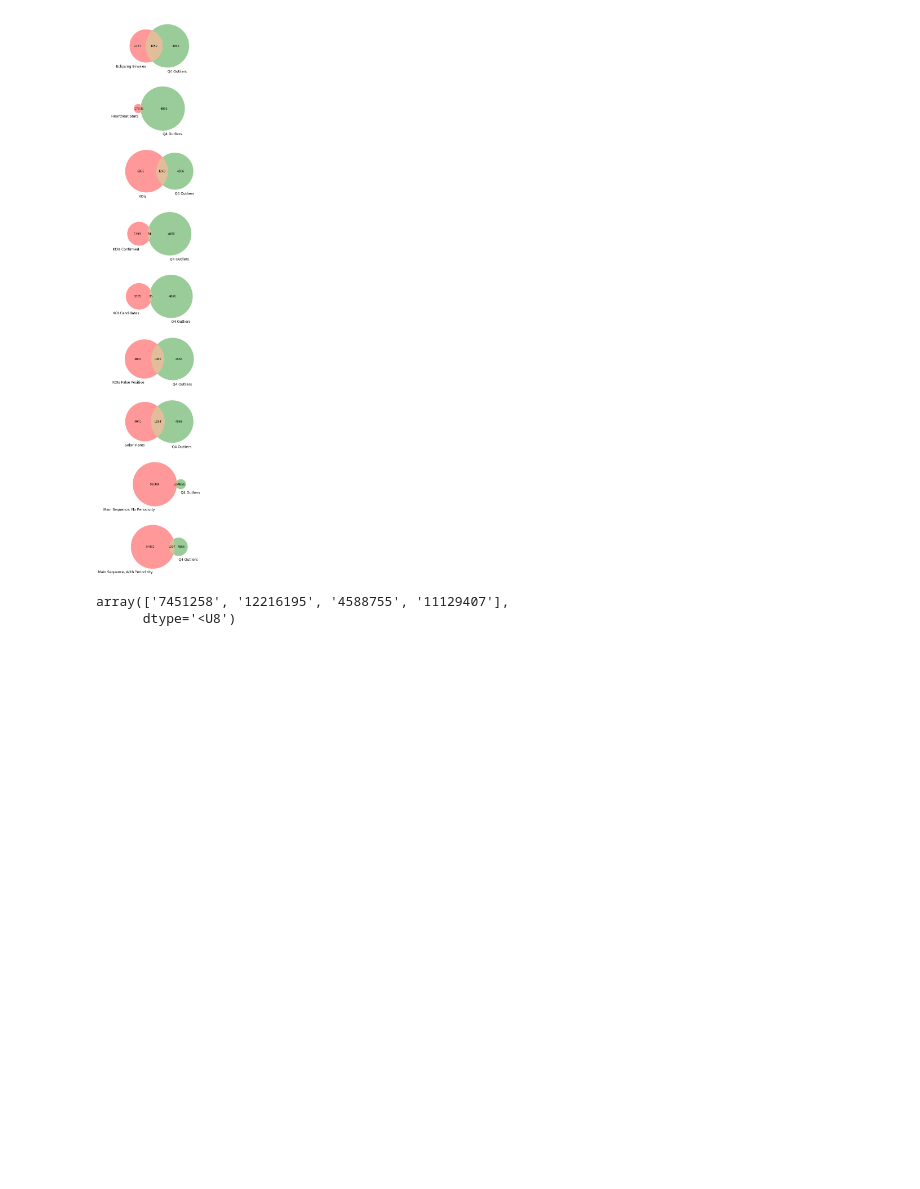
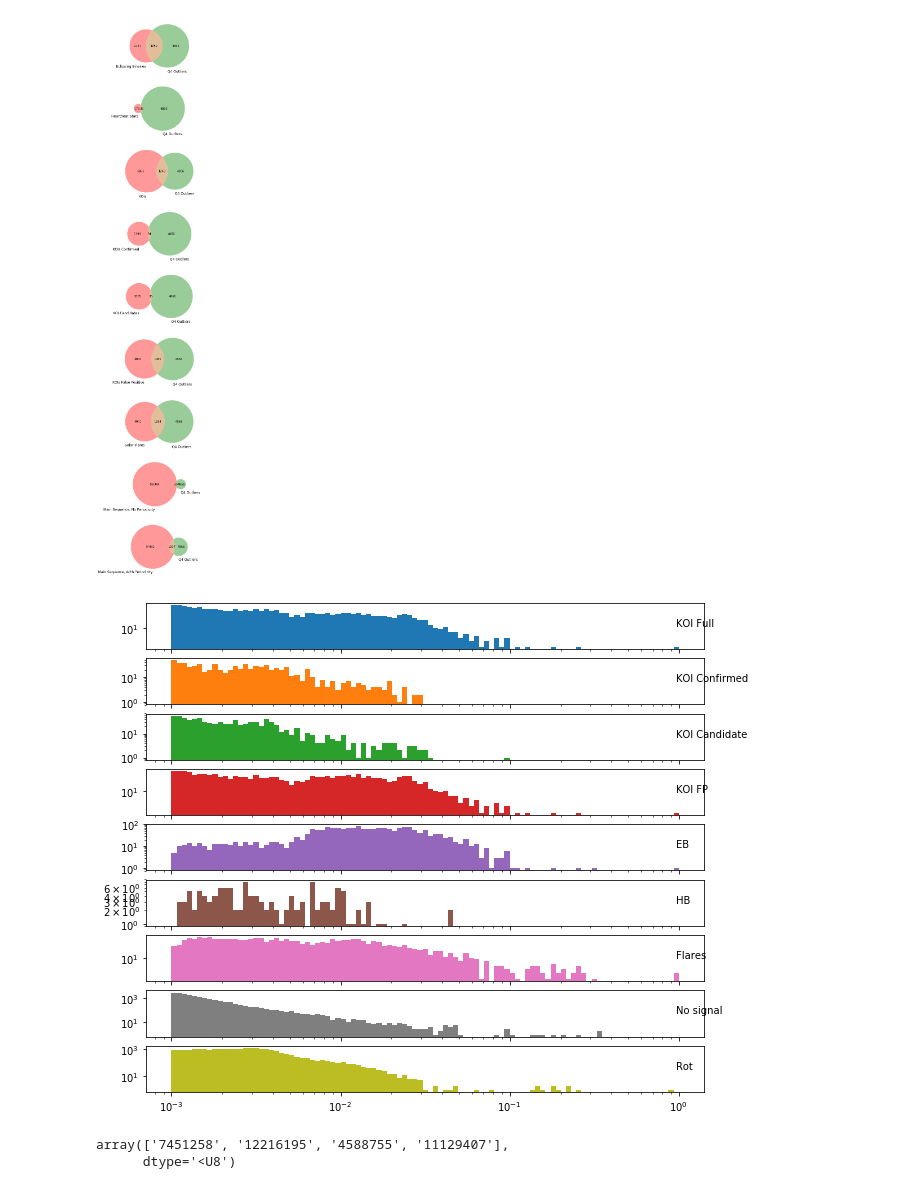
Before and after one commit to d-giles/lcfeatures, a Jupyter notebook: Catalog_Comparisons.ipynb, the cells around one changed output. Cells and saved outputs as stored; diff of their text form; code cells hidden in the pictures; blank space fills up the shorter version.

```diff
--- a/Catalog_Comparisons.ipynb
+++ b/Catalog_Comparisons.ipynb
@@ -160,14 +108,3 @@ ebs = catalog_sample('list_EBs.csv',Q4p.data)
 # %% [output]
 The 2187 objects in the catalog comprise 1.46% of the 149789 objects in the quarter.
 1673 (76.50%) of the catalog objects are outliers, comprising (34.38%) of the 4866 total outliers in this quarter.
-# %%
-df = ebs
-kic_list = []
-for i in df.index:
-    kic_list.append(i[4:13])
-sampler = make_sampler(kic_list)
-ebs_scores = sampler(base_qs['Q4'].data).dist_score
-
-bins = np.logspace(-3,0,100)
-plt.hist(ebs_scores,bins=bins,log=True)
-plt.xscale('log')
@@ -517,3 +451,79 @@ for i in range(len(summary_df.index)):
+# %%
+bins = np.logspace(-3,0,100)
+plt.figure(figsize=(10,9))
+i=0
+ax = plt.subplot(9,1,i+1)
+c= "C{}".format(i%10)
+cl = 'KOI Full'
+ax.hist(color=c,x=kois_full_scores,bins=bins,log=True)
+ax.text(.95,0.5,"%s"%cl,transform=ax.transAxes)
+ax.set_xscale('log')
+
+i+=1
+ax = plt.subplot(9,1,i+1)
+c= "C{}".format(i%10)
+cl = 'KOI Confirmed'
+ax.hist(color=c,x=kois_confirmed_scores,bins=bins,log=True)
+ax.text(.95,0.5,"%s"%cl,transform=ax.transAxes)
+ax.set_xscale('log')
+
+i+=1
+ax = plt.subplot(9,1,i+1)
+c= "C{}".format(i%10)
+cl = 'KOI Candidate'
+ax.hist(color=c,x=kois_candidate_scores,bins=bins,log=True)
+ax.text(.95,0.5,"%s"%cl,transform=ax.transAxes)
+ax.set_xscale('log')
+
+i+=1
+ax = plt.subplot(9,1,i+1)
+c= "C{}".format(i%10)
+cl = 'KOI FP'
+ax.hist(color=c,x=kois_fp_scores,bins=bins,log=True)
+ax.text(.95,0.5,"%s"%cl,transform=ax.transAxes)
+ax.set_xscale('log')
+
+i+=1
+ax = plt.subplot(9,1,i+1)
+c= "C{}".format(i%10)
+cl = 'EB'
+ax.hist(color=c,x=ebs_scores,bins=bins,log=True)
+ax.text(.95,0.5,"%s"%cl,transform=ax.transAxes)
+ax.set_xscale('log')
+
+i+=1
+ax = plt.subplot(9,1,i+1)
+c= "C{}".format(i%10)
+cl = 'HB'
+ax.hist(color=c,x=heartbeat_scores,bins=bins,log=True)
+ax.text(.95,0.5,"%s"%cl,transform=ax.transAxes)
+ax.set_xscale('log')
+
+i+=1
+ax = plt.subplot(9,1,i+1)
+c= "C{}".format(i%10)
+cl = 'Flares'
+ax.hist(color=c,x=flares_scores,bins=bins,log=True)
+ax.text(.95,0.5,"%s"%cl,transform=ax.transAxes)
+ax.set_xscale('log')
+
+i+=1
+ax = plt.subplot(9,1,i+1)
+c= "C{}".format(i%10)
+cl = 'No signal'
+ax.hist(color=c,x=no_sig_scores,bins=bins,log=True)
+ax.text(.95,0.5,"%s"%cl,transform=ax.transAxes)
+ax.set_xscale('log')
+
+i+=1
+ax = plt.subplot(9,1,i+1)
+c= "C{}".format(i%10)
+cl = 'Rot'
+ax.hist(color=c,x=periodic_scores,bins=bins,log=True)
+ax.text(.95,0.5,"%s"%cl,transform=ax.transAxes)
+ax.set_xscale('log')
+# %% [output]
+[figure, added]
 # %%
 df = base_qs['Q4'].data
 object_classes = summary_df.index
```
Also changed, not shown: parts of 21 cells of this notebook, 1 other file.
